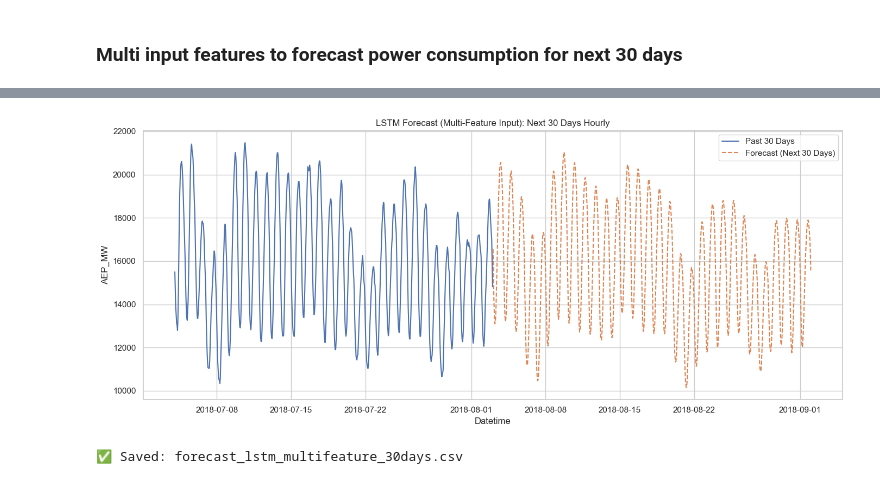
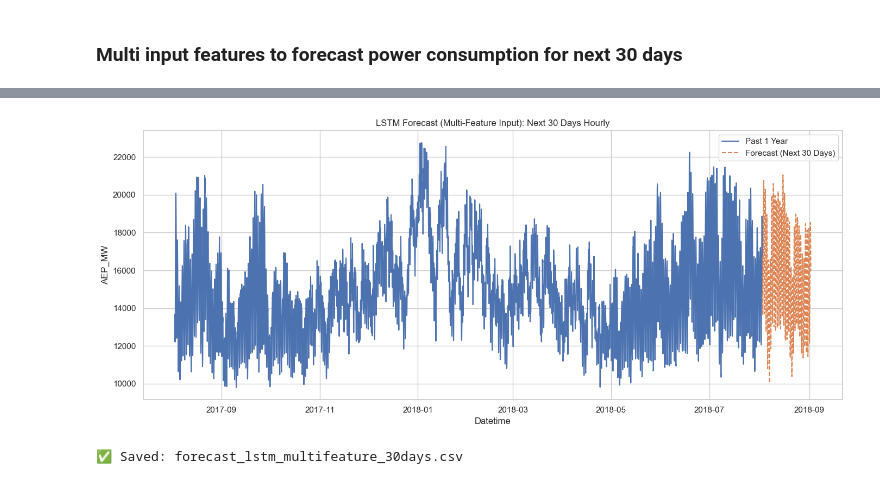
Before and after one commit to ss47tt/AEP_power_consumption_time_series_analysis, a Jupyter notebook: AEP_power_consumption_analysis.ipynb, the cells around one changed output, grey strips where cells are left out. Cells and saved outputs as stored; diff of their text form; code cells hidden in the pictures.

```diff
--- a/AEP_power_consumption_analysis.ipynb
+++ b/AEP_power_consumption_analysis.ipynb
@@ -253,7 +253,7 @@ def create_sequences(data, input_len, output_len):
         y.append(data[i+input_len:i+input_len+output_len])
     return np.array(X), np.array(y)
 
-input_len = 720   # Past 30 days
+input_len = 8760   # Past 1 year
 output_len = 720  # Forecast 30 days
 
 series = df['AEP_scaled'].values
@@ -339,7 +339,7 @@ last_datetime = df.index[-1]
 forecast_dates = pd.date_range(start=last_datetime + pd.Timedelta(hours=1), periods=720, freq='h')
 
 plt.figure(figsize=(14, 6))
-plt.plot(df.index[-input_len:], df['AEP_MW'].values[-input_len:], label="Past 30 Days")
+plt.plot(df.index[-input_len:], df['AEP_MW'].values[-input_len:], label="Past 1 Year")
 plt.plot(forecast_dates, forecast, label="Forecast (Next 30 Days)", linestyle='--')
 plt.xlabel("Datetime")
 plt.ylabel("AEP_MW")
@@ -417,7 +417,7 @@ def create_sequences(data, target_col, input_len, output_len):
         y.append(data[i+input_len:i+input_len+output_len][target_col].values)
     return np.array(X), np.array(y)
 
-input_len = 720
+input_len = 8760
 output_len = 720
 X, y = create_sequences(df_scaled, target_col='AEP_MW', input_len=input_len, output_len=output_len)
 
@@ -503,7 +503,7 @@ last_datetime = df_scaled.index[-1]
 forecast_dates = pd.date_range(start=last_datetime + pd.Timedelta(hours=1), periods=720, freq='h')
 
 plt.figure(figsize=(14, 6))
-plt.plot(df.index[-input_len:], df['AEP_MW'].values[-input_len:], label="Past 30 Days")
+plt.plot(df.index[-input_len:], df['AEP_MW'].values[-input_len:], label="Past 1 Year")
 plt.plot(forecast_dates, forecast, label="Forecast (Next 30 Days)", linestyle='--')
 plt.xlabel("Datetime")
 plt.ylabel("AEP_MW")
@@ -542,2 +542,2 @@ Epoch 50/50, Loss: 0.001435
-[figure, old version]
+[figure, new version]
 ✅ Saved: forecast_lstm_multifeature_30days.csv
```
Also changed, not shown: parts of 2 cells of this notebook.
